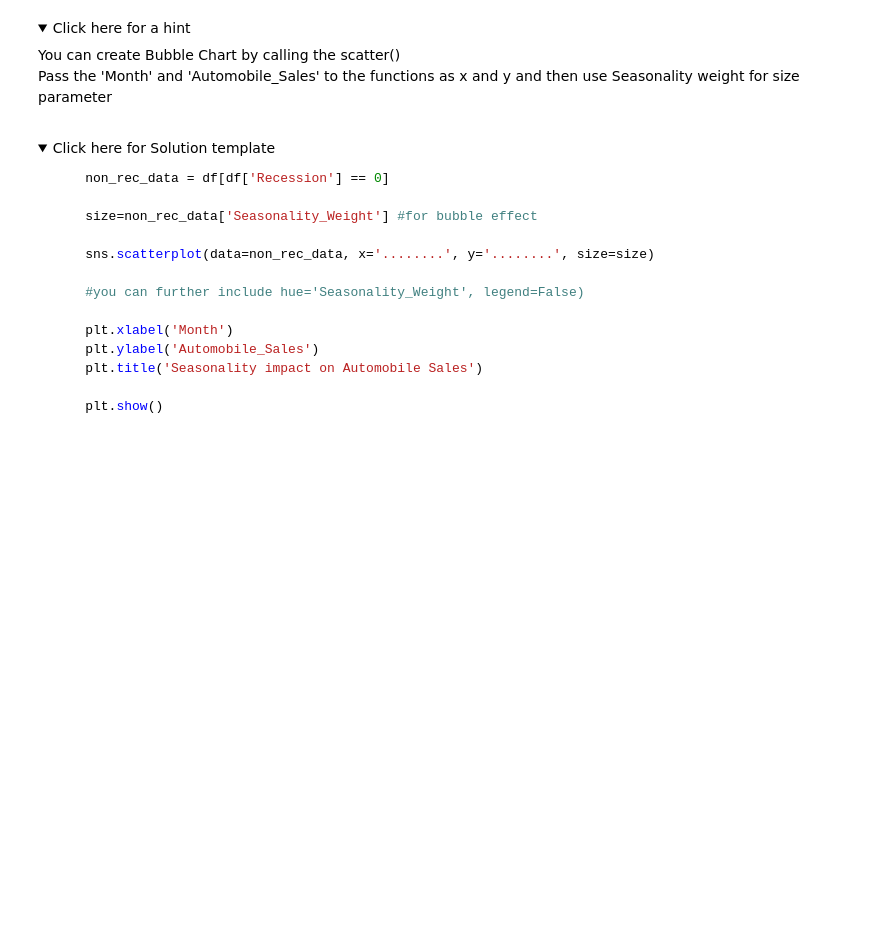
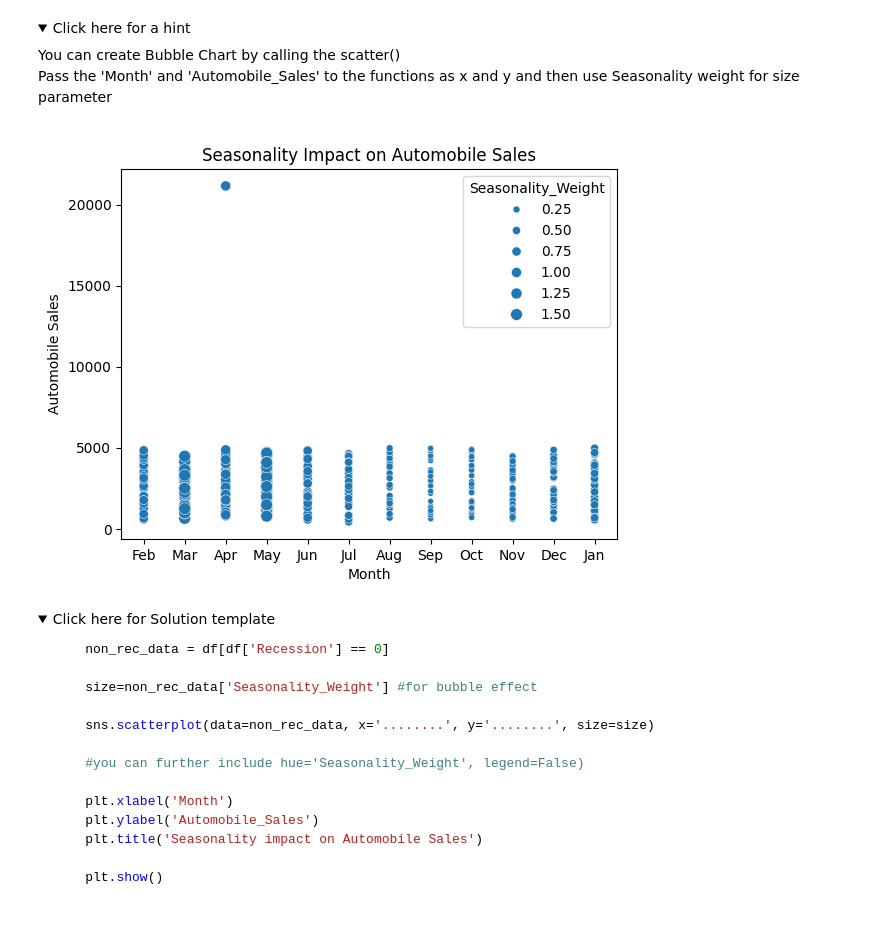
Before and after one commit to FatYuna19/repository, a Jupyter notebook: DV0101EN-Exercise-Final-Assignment-Part-1-20230614-1686700800.jupyterlite.ipynb, the cells around one changed output. Drawn from its saved outputs; the diff is of its cells as text; code cells hidden in the pictures; folded sections open; blank space fills up the shorter version.

```diff
--- a/DV0101EN-Exercise-Final-Assignment-Part-1-20230614-1686700800.jupyterlite.ipynb
+++ b/DV0101EN-Exercise-Final-Assignment-Part-1-20230614-1686700800.jupyterlite.ipynb
@@ -551,17 +554,17 @@ Title this plot as 'Seasonality impact on Automobile Sales'
 # %%
 non_rec_data = df[df['Recession'] == 0]
 
-size=non_rec_data['Seasonality_Weight'] #for bubble effect
+size = non_rec_data['Seasonality_Weight']
 
-sns.scatterplot(data=non_rec_data, x='........', y='........', size=size)
-
-#you can further include hue='Seasonality_Weight', legend=False)
+sns.scatterplot(data=non_rec_data, x='Month', y='Automobile_Sales', size=size)
 
 plt.xlabel('Month')
-plt.ylabel('Automobile_Sales')
-plt.title('Seasonality impact on Automobile Sales')
+plt.ylabel('Automobile Sales')
+plt.title('Seasonality Impact on Automobile Sales')
 
 plt.show()
+# %% [output]
+[figure, added]
 # %% [markdown]
 <details>
 <summary>Click here for Solution template</summary>
```
Also changed, not shown: parts of 11 cells of this notebook.
